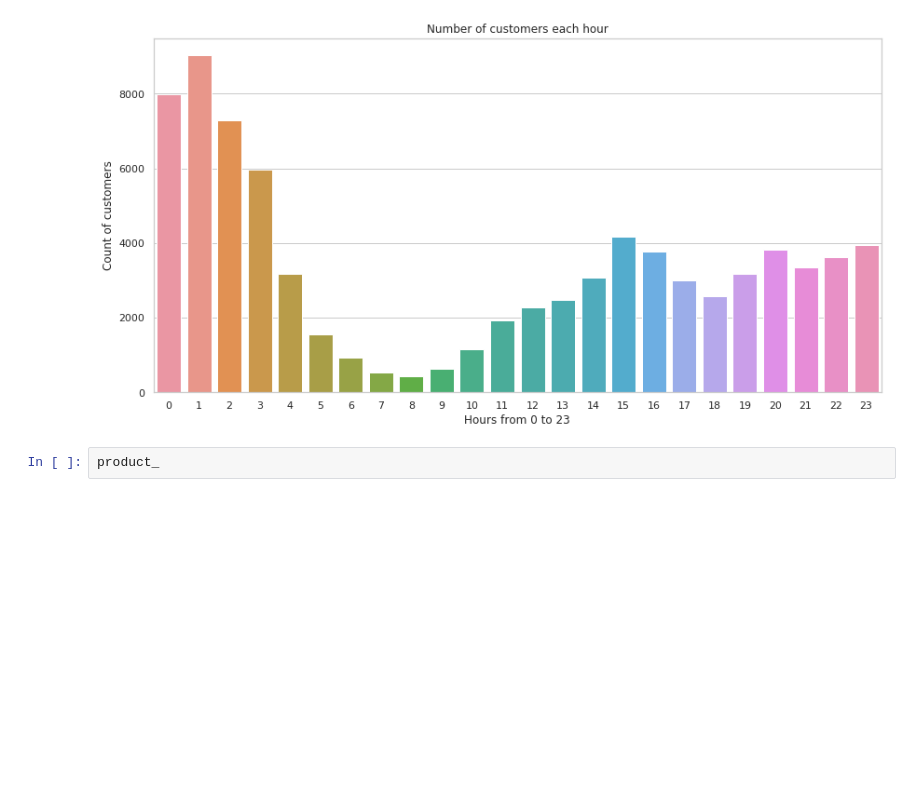
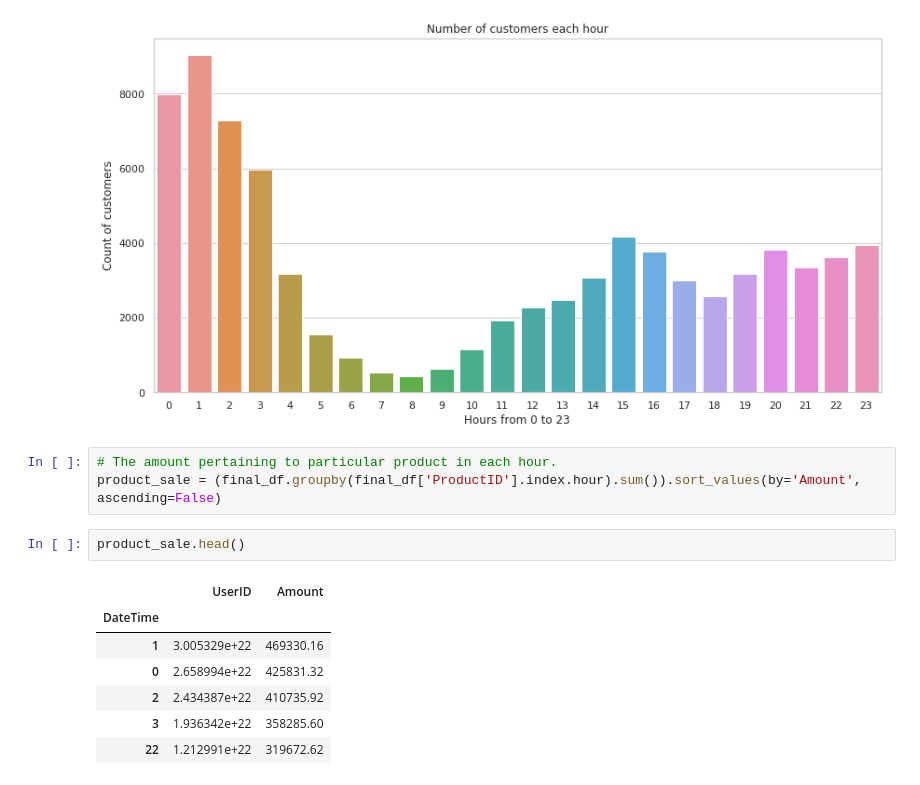
Before and after one commit to praveenpareek11/digital-marketing, a Jupyter notebook: miq.ipynb, the cells around one changed output. Drawn from its saved outputs; the diff is of its cells as text; blank space fills up the shorter version.

```diff
--- a/miq.ipynb
+++ b/miq.ipynb
@@ -143,5 +143,16 @@ ax.set_xlabel('Hours from 0 to 23')
 # %% [output]
 Text(0.5, 0, 'Hours from 0 to 23')
 [figure]
-# %%
-product_
+# %%
+# The amount pertaining to particular product in each hour.
+product_sale = (final_df.groupby(final_df['ProductID'].index.hour).sum()).sort_values(by='Amount', ascending=False)
+# %%
+product_sale.head()
+# %% [output]
+|  | UserID | Amount |
+| DateTime |  |  |
+| 1 | 3.005329e+22 | 469330.16 |
+| 0 | 2.658994e+22 | 425831.32 |
+| 2 | 2.434387e+22 | 410735.92 |
+| 3 | 1.936342e+22 | 358285.60 |
+| 22 | 1.212991e+22 | 319672.62 |
```
Also changed, not shown: parts of 1 cell of this notebook.
